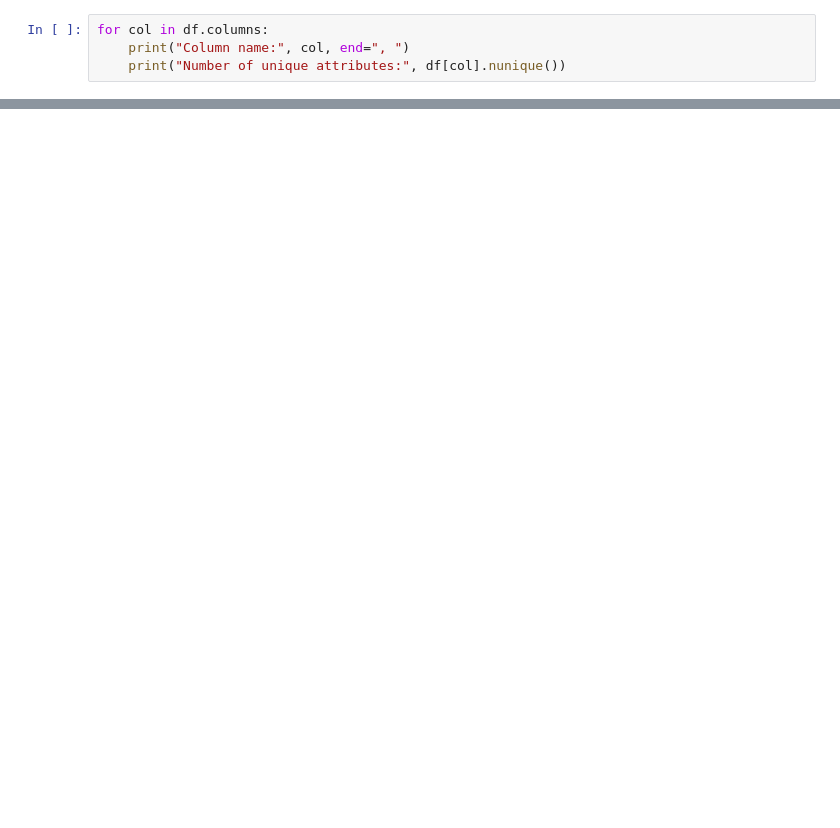
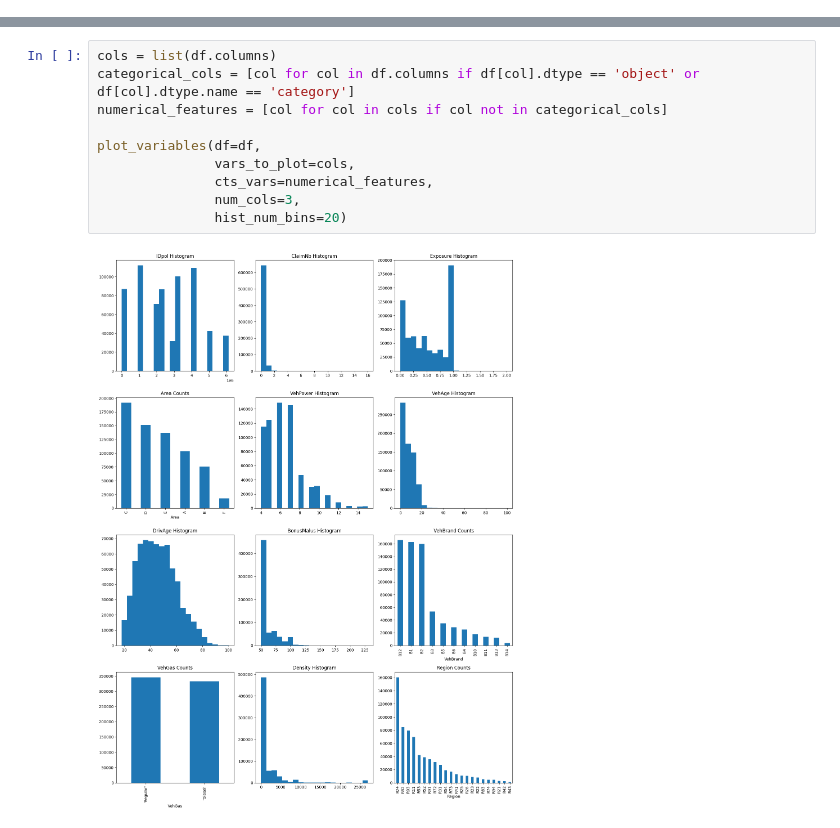
Before and after one commit to ariahosseini/TradML, a Jupyter notebook: SciKitLearn_08_ProjEight_GeneralizedLinearModels.ipynb, the cells around one changed output, grey strips where cells are left out. Saved outputs shown, nothing was run; the diff lists cells and outputs as text; blank space fills up the shorter version.

```diff
--- a/SciKitLearn_08_ProjEight_GeneralizedLinearModels.ipynb
+++ b/SciKitLearn_08_ProjEight_GeneralizedLinearModels.ipynb
@@ -47,4 +2,0 @@ memory usage: 48.5+ MB
-# %%
-for col in df.columns:
-    print("Column name:", col, end=", ")
-    print("Number of unique attributes:", df[col].nunique())
@@ -438,0 +117,12 @@ ax.legend(loc="upper left")
+# %%
+cols = list(df.columns)
+categorical_cols = [col for col in df.columns if df[col].dtype == 'object' or df[col].dtype.name == 'category']
+numerical_features = [col for col in cols if col not in categorical_cols]
+
+plot_variables(df=df,
+               vars_to_plot=cols,
+               cts_vars=numerical_features,
+               num_cols=3,
+               hist_num_bins=20)
+# %% [output]
+[figure, added]
```
Also changed, not shown: parts of 42 cells of this notebook.
